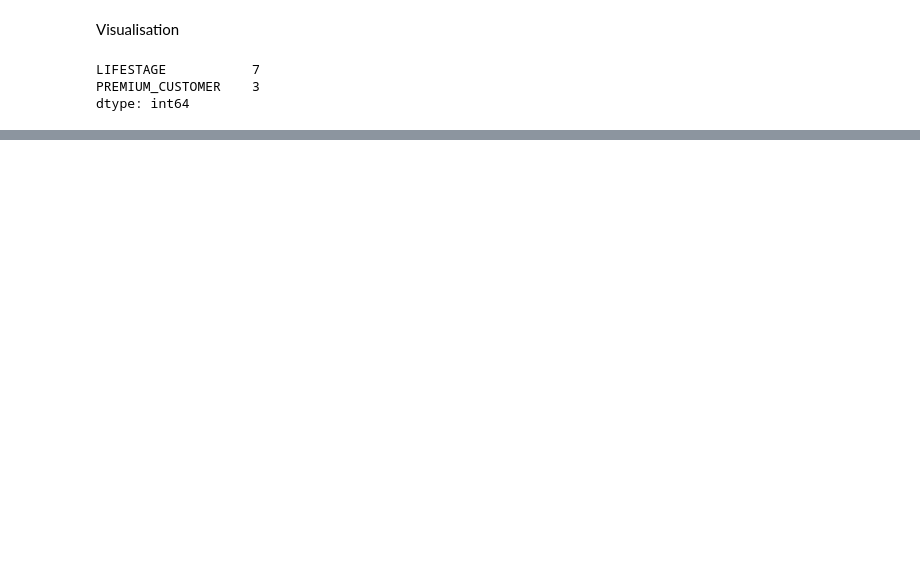
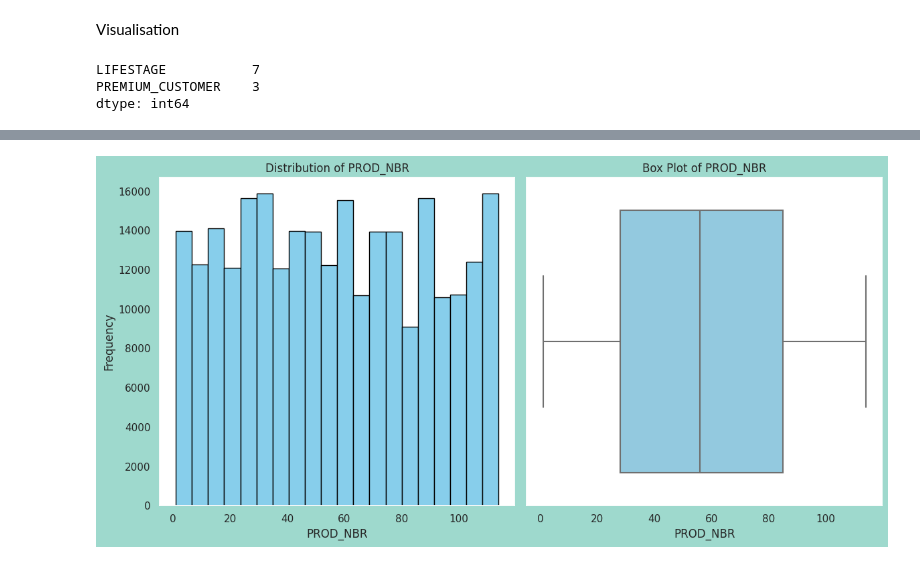
Before and after one commit to abdyraman/quantium, a Jupyter notebook: quantium.ipynb, the cells around one changed output, grey strips where cells are left out. Cells and saved outputs as stored; diff of their text form; code cells hidden in the pictures; blank space fills up the shorter version.

```diff
--- a/quantium.ipynb
+++ b/quantium.ipynb
@@ -190,0 +207,5 @@ plt.show()
+# %%
+# Call the function with your DataFrame and column name
+plot_histogram_and_boxplot(transactions_df, 'PROD_NBR')
+# %% [output]
+[figure, added]
```
Also changed, not shown: parts of 19 cells of this notebook.
